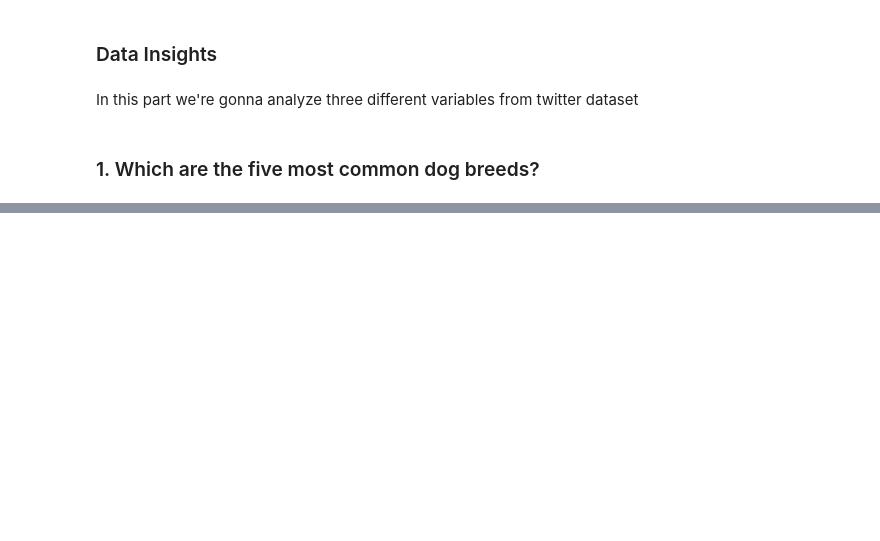
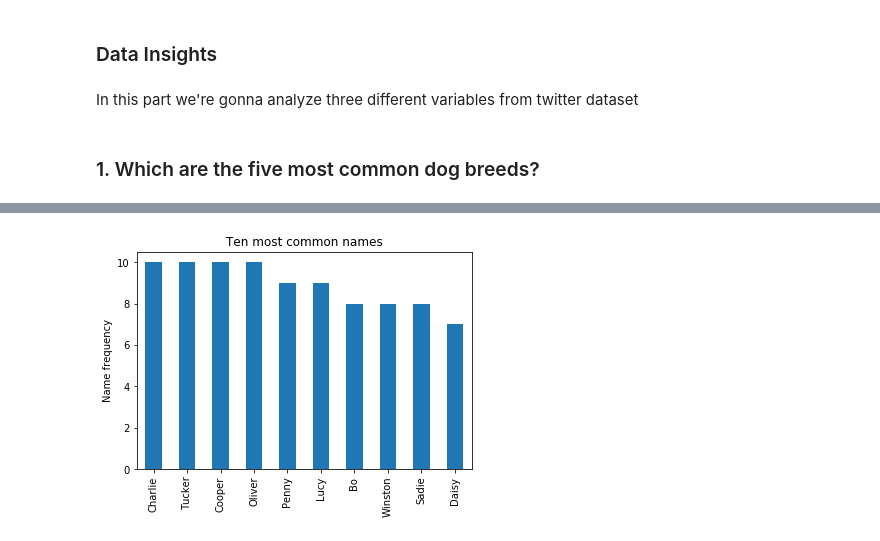
Before and after one commit to daniel-guarino/project04-wrangling-and-analyze-data, a Jupyter notebook: wrangle_act.ipynb, the cells around one changed output, grey strips where cells are left out. Saved outputs shown, nothing was run; the diff lists cells and outputs as text; code cells hidden in the pictures; blank space fills up the shorter version.

```diff
--- a/wrangle_act.ipynb
+++ b/wrangle_act.ipynb
@@ -1136,0 +1225,6 @@ In this part we're gonna analyze three different variables from twitter dataset
+# %%
+df_twitter['name'].value_counts()[2:12].plot(kind = 'bar')
+plt.title('Ten most common names')
+plt.ylabel('Name frequency');
+# %% [output]
+[figure, added]
```
Also changed, not shown: parts of 81 cells of this notebook.
